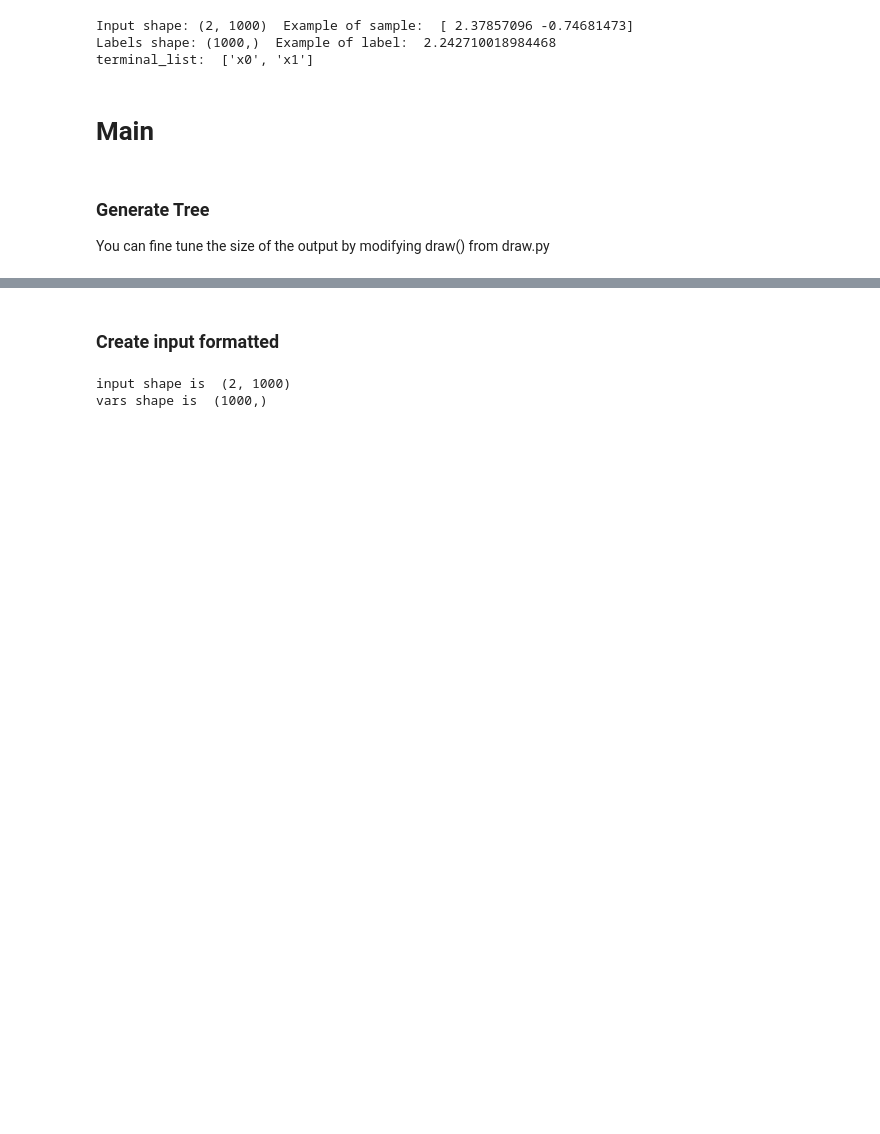
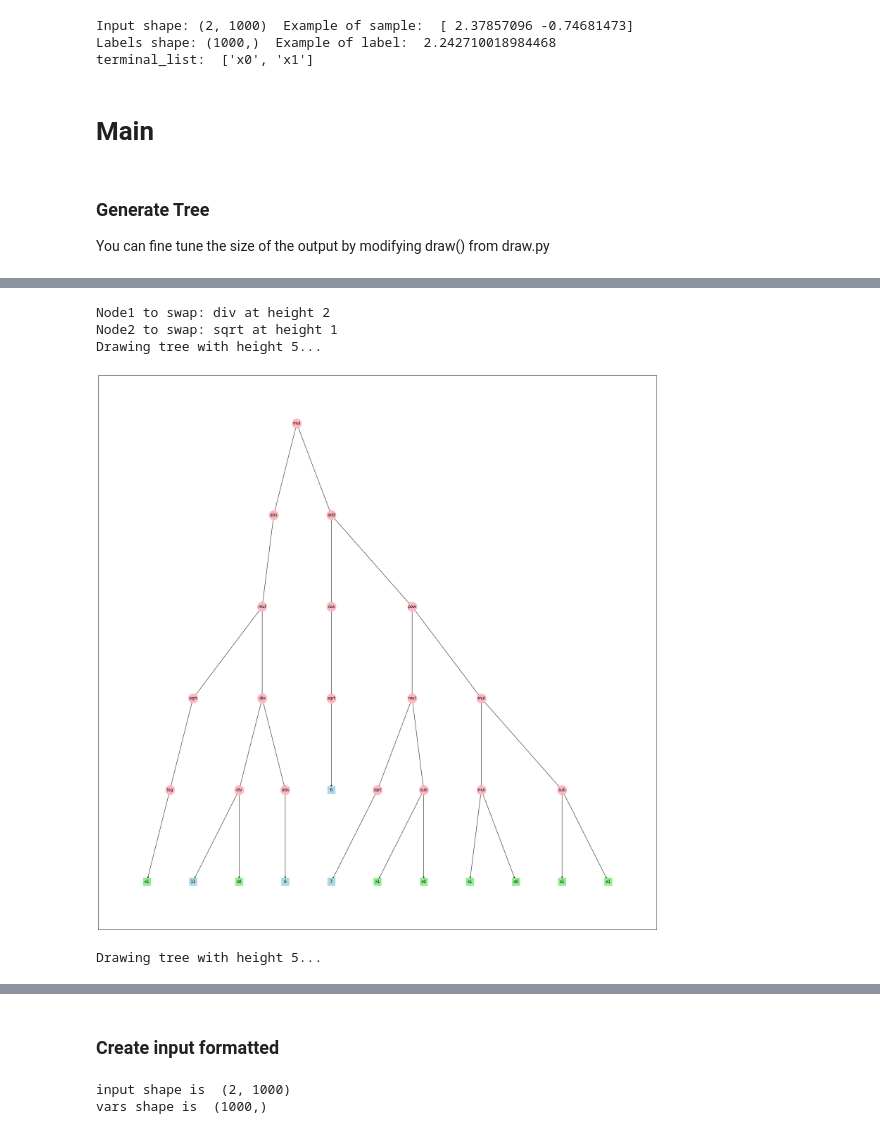
Before and after one commit to FabioGigante00/CI2024_project-work, a Jupyter notebook: symreg_user.ipynb, the cells around one changed output, grey strips where cells are left out. Cells and saved outputs as stored; diff of their text form; code cells hidden in the pictures; blank space fills up the shorter version.

Commit message:
add recombination

```diff
--- a/symreg_user.ipynb
+++ b/symreg_user.ipynb
@@ -318,3 +320,36 @@ def hoist_mutation(Tree: Node, verbose: bool = False) -> Node:
+# %%
+def recombination_crossover(Tree1: Node, Tree2: Node, verbose: bool = False) -> Tuple[Node, Node]:
+    """
+    Recombine two trees by swapping a random subtree.
+
+    Parameters
+    ----------
+    Tree1 : Node
+        The first tree.
+    Tree2 : Node
+        The second tree.
+
+    Returns
+    -------
+    Tuple[Node, Node]
+        The recombined trees.
+    """
+
+    # Get the list of nodes in the trees
+    node1 = Tree1.get_random_node()
+    node2 = Tree2.get_random_node()
+
+    if verbose:
+        print(f"Node1 to swap: {node1._str} at height {node1._height}")
+        print(f"Node2 to swap: {node2._str} at height {node2._height}")
+
+    # Swap the subtrees
+    temp1 = node1.clone()
+    temp2 = node2.clone()
+    node1.replace_tree(temp2)
+    node2.replace_tree(temp1)
+
+    return Tree1, Tree2
 # %% [markdown]
 # Load Data
 # %%
@@ -373,0 +418,9 @@ Drawing tree with height 5...
+# %%
+for obj in recombination_crossover(initialized, second, verbose=True):
+    obj.draw()
+# %% [output]
+Node1 to swap: div at height 2
+Node2 to swap: sqrt at height 1
+Drawing tree with height 5...
+[figure, added]
+Drawing tree with height 5...
```
Also changed, not shown: parts of 6 cells of this notebook, 1 other file.
